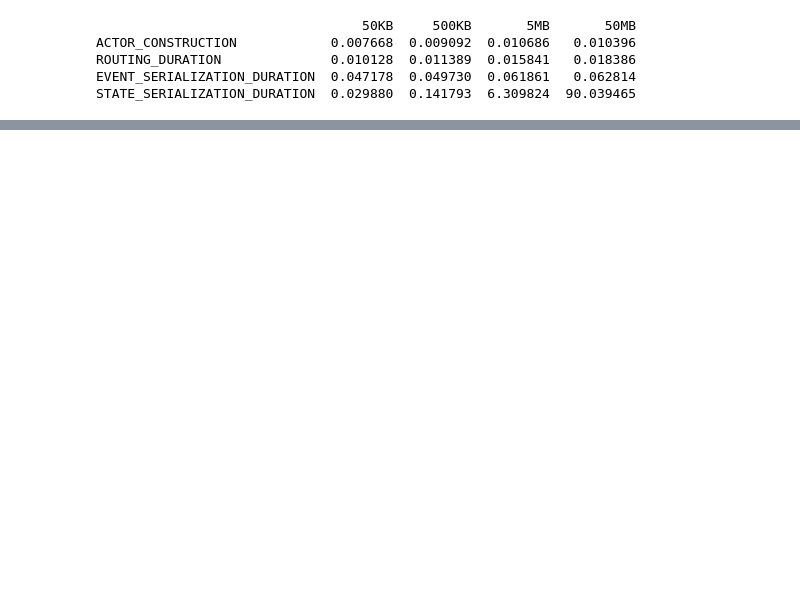
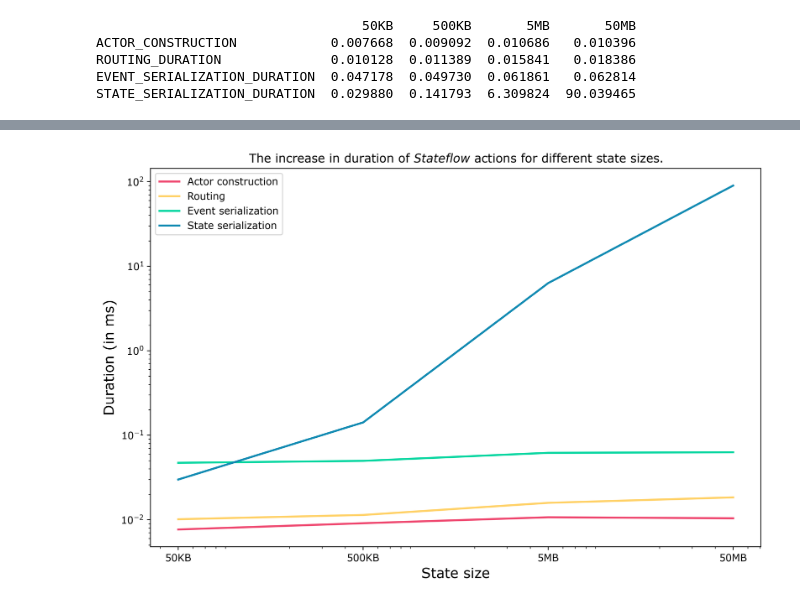
Before and after one commit to delftdata/stateflow-evaluation, a Jupyter notebook: results/overhead/overhead_results.ipynb, the cells around one changed output, grey strips where cells are left out. Cells and saved outputs as stored; diff of their text form; code cells hidden in the pictures; blank space fills up the shorter version.

```diff
--- a/results/overhead/overhead_results.ipynb
+++ b/results/overhead/overhead_results.ipynb
@@ -98,0 +105,23 @@ plt.show()
+# %%
+actor = overhead_mean.loc["ACTOR_CONSTRUCTION"]
+route = overhead_mean.loc["ROUTING_DURATION"]
+event = overhead_mean.loc["EVENT_SERIALIZATION_DURATION"]
+state = overhead_mean.loc["STATE_SERIALIZATION_DURATION"]
+
+x = [50, 500, 5000, 50000]
+plt.plot(x, actor, color="#ef476f", label="Actor construction", linewidth=2)
+plt.plot(x, route, color="#ffd166", label="Routing", linewidth=2)
+plt.plot(x, event, color="#06d6a0", label="Event serialization", linewidth=2)
+plt.plot(x, state, color="#118ab2", label="State serialization", linewidth=2)
+
+plt.yscale('log')
+plt.xscale('log')
+plt.xticks(x, ["50KB", "500KB", "5MB", "50MB"])
+plt.ylabel("Duration (in ms)",fontsize=14)
+plt.xlabel("State size", fontsize=14)
+
+plt.legend()
+plt.title(r"The increase in duration of $Stateflow$ actions for different state sizes.")
+plt.show()
+# %% [output]
+[figure, added]
```
Also changed, not shown: parts of 6 cells of this notebook.
